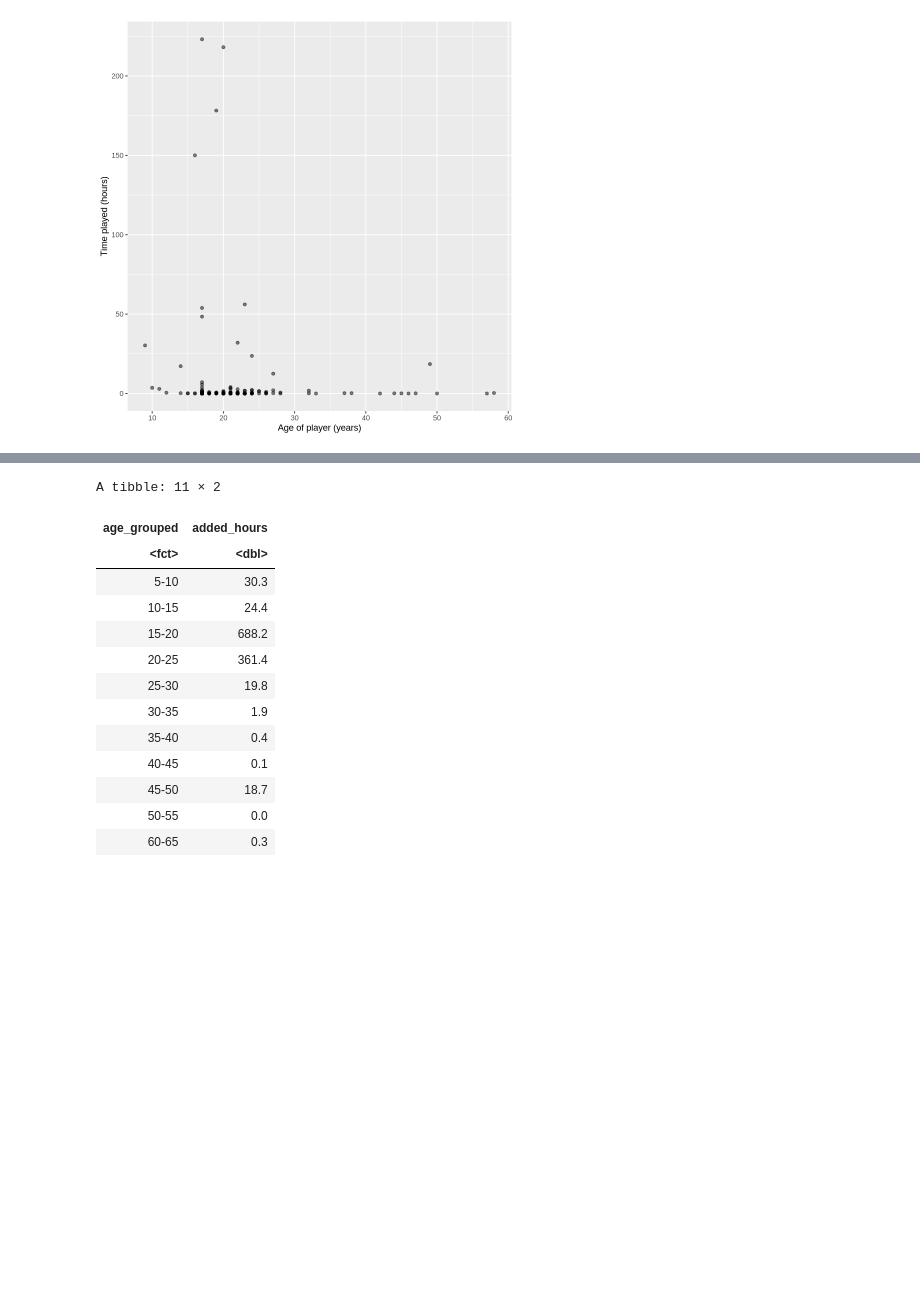
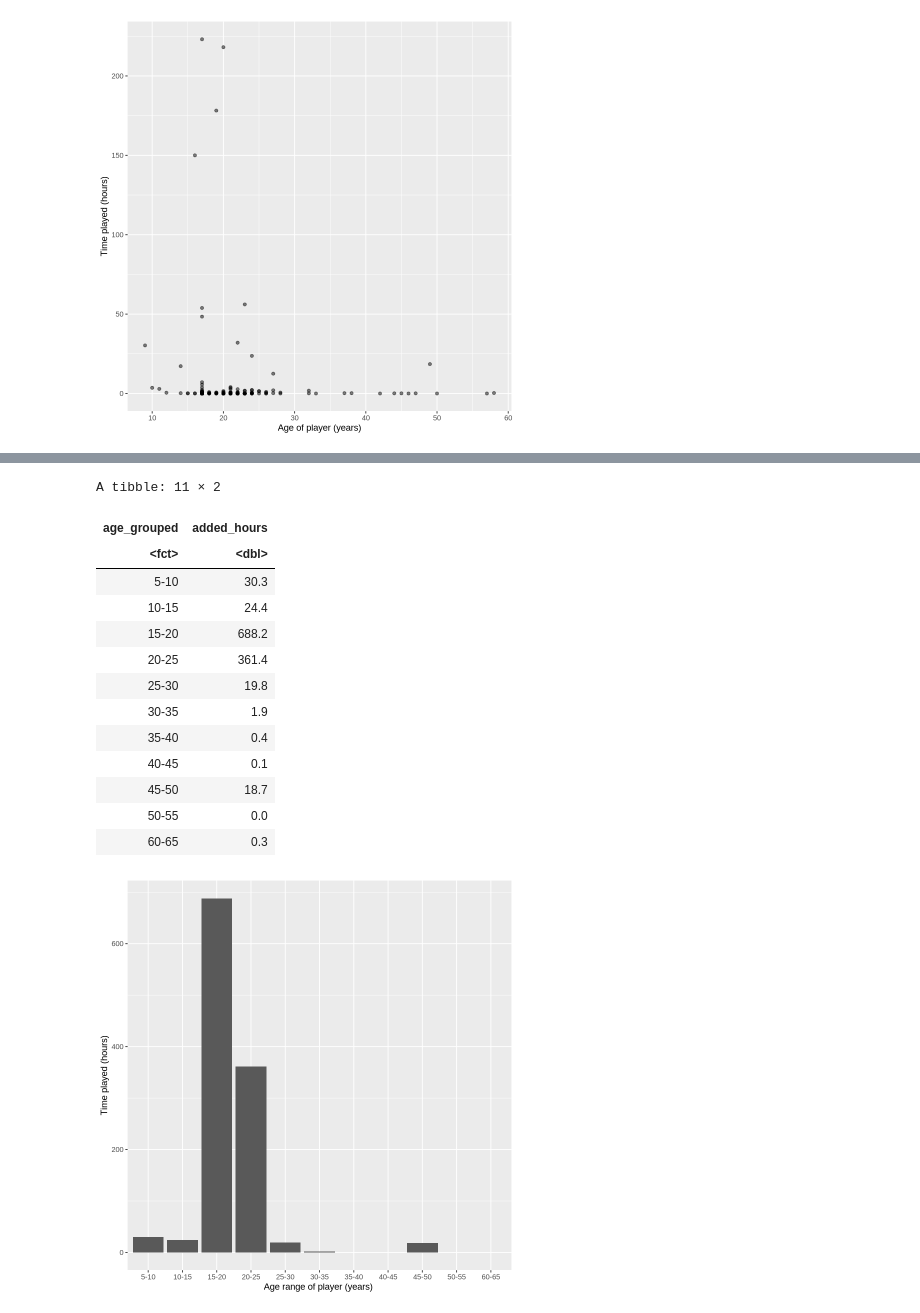
Before and after one commit to nat-ttt/1Individual-project, a Jupyter notebook: individual_project.ipynb, the cells around one changed output, grey strips where cells are left out. Cells and saved outputs as stored; diff of their text form; code cells hidden in the pictures; blank space fills up the shorter version.

```diff
--- a/individual_project.ipynb
+++ b/individual_project.ipynb
@@ -201,26 +207,35 @@ The above bar chart confirms the interpretation from the first chart, that playe
 # %%
-mutated_player <- wrangled_player |>
-  mutate(age_grouped = cut(Age, breaks = seq(5, 60, by = 5),
-  labels = c("5-10", "10-15", "15-20", "20-25", "25-30", "30-35", "35-40", "40-45", "45-50", "50-55", "60-65"),
-  right = FALSE))
+mutated1_player <- wrangled_player |>
+    mutate(age_grouped = cut(Age, breaks = seq(5, 60, by = 5),
+    labels = c("5-10", "10-15", "15-20", "20-25", "25-30", "30-35", "35-40", "40-45", "45-50", "50-55", "60-65"),
+    right = FALSE))
 
-mutated2_player <- mutated_player |>
-  group_by(age_grouped) |>
-  summarize(added_hours = sum(played_hours))
+mutated2_player <- mutated1_player |>
+    group_by(age_grouped) |>
+    summarize(added_hours = sum(played_hours))
 
 mutated2_player
+
+plot3_players <- mutated2_player |>
+    ggplot(aes(x = age_grouped, y = added_hours)) +
+    geom_bar(stat = "identity") +
+    xlab("Age range of player (years) ") +
+    ylab("Time played (hours)")
+
+plot3_players
 # %% [output]
 A tibble: 11 × 2
 | age_grouped | added_hours |
 | <fct> | <dbl> |
 | 5-10 | 30.3 |
 | 10-15 | 24.4 |
 | 15-20 | 688.2 |
 | 20-25 | 361.4 |
 | 25-30 | 19.8 |
 | 30-35 | 1.9 |
 | 35-40 | 0.4 |
 | 40-45 | 0.1 |
 | 45-50 | 18.7 |
 | 50-55 | 0.0 |
 | 60-65 | 0.3 |
+[figure, added]
```
Also changed, not shown: parts of 8 cells of this notebook.
